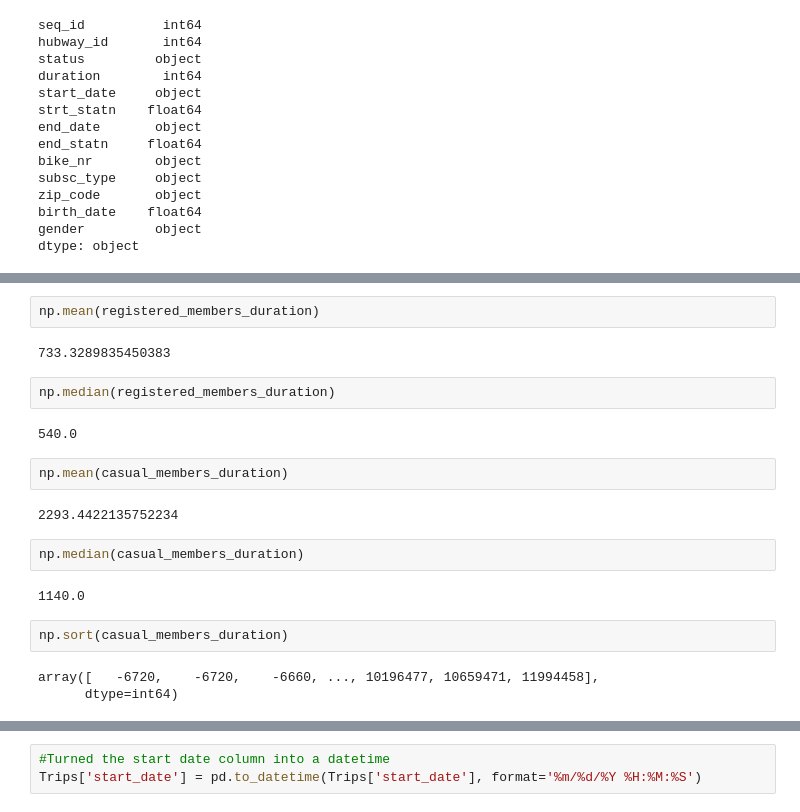
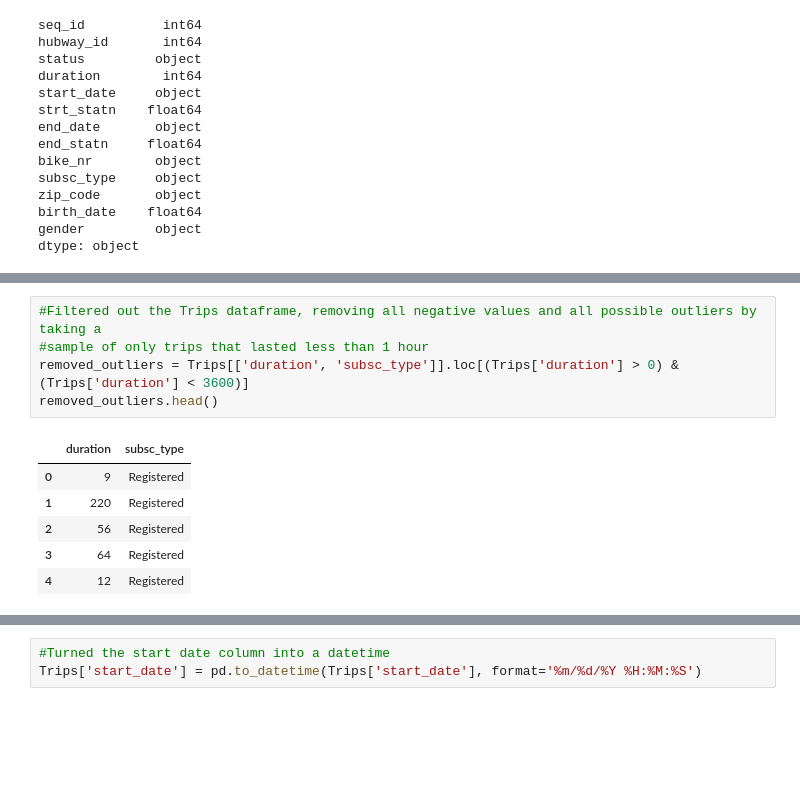
Before and after one commit to jisanos/Hubway-Data-Visualization-Challenge, a Jupyter notebook: Exam_Script.ipynb, the cells around one changed output, grey strips where cells are left out. Saved outputs shown, nothing was run; the diff lists cells and outputs as text; blank space fills up the shorter version.

```diff
--- a/Exam_Script.ipynb
+++ b/Exam_Script.ipynb
@@ -61,21 +47,12 @@ array([ 994, 2121, 1315, ...,  780,  300,  540], dtype=int64)
-# %%
-np.mean(registered_members_duration)
-# %% [output]
-733.3289835450383
-# %%
-np.median(registered_members_duration)
-# %% [output]
-540.0
-# %%
-np.mean(casual_members_duration)
-# %% [output]
-2293.4422135752234
-# %%
-np.median(casual_members_duration)
-# %% [output]
-1140.0
-# %%
-np.sort(casual_members_duration)
-# %% [output]
-array([   -6720,    -6720,    -6660, ..., 10196477, 10659471, 11994458],
-      dtype=int64)
+# %%
+#Filtered out the Trips dataframe, removing all negative values and all possible outliers by taking a
+#sample of only trips that lasted less than 1 hour
+removed_outliers = Trips[['duration', 'subsc_type']].loc[(Trips['duration'] > 0) & (Trips['duration'] < 3600)]
+removed_outliers.head()
+# %% [output]
+|  | duration | subsc_type |
+| 0 | 9 | Registered |
+| 1 | 220 | Registered |
+| 2 | 56 | Registered |
+| 3 | 64 | Registered |
+| 4 | 12 | Registered |
```
Also changed, not shown: parts of 17 cells of this notebook.
